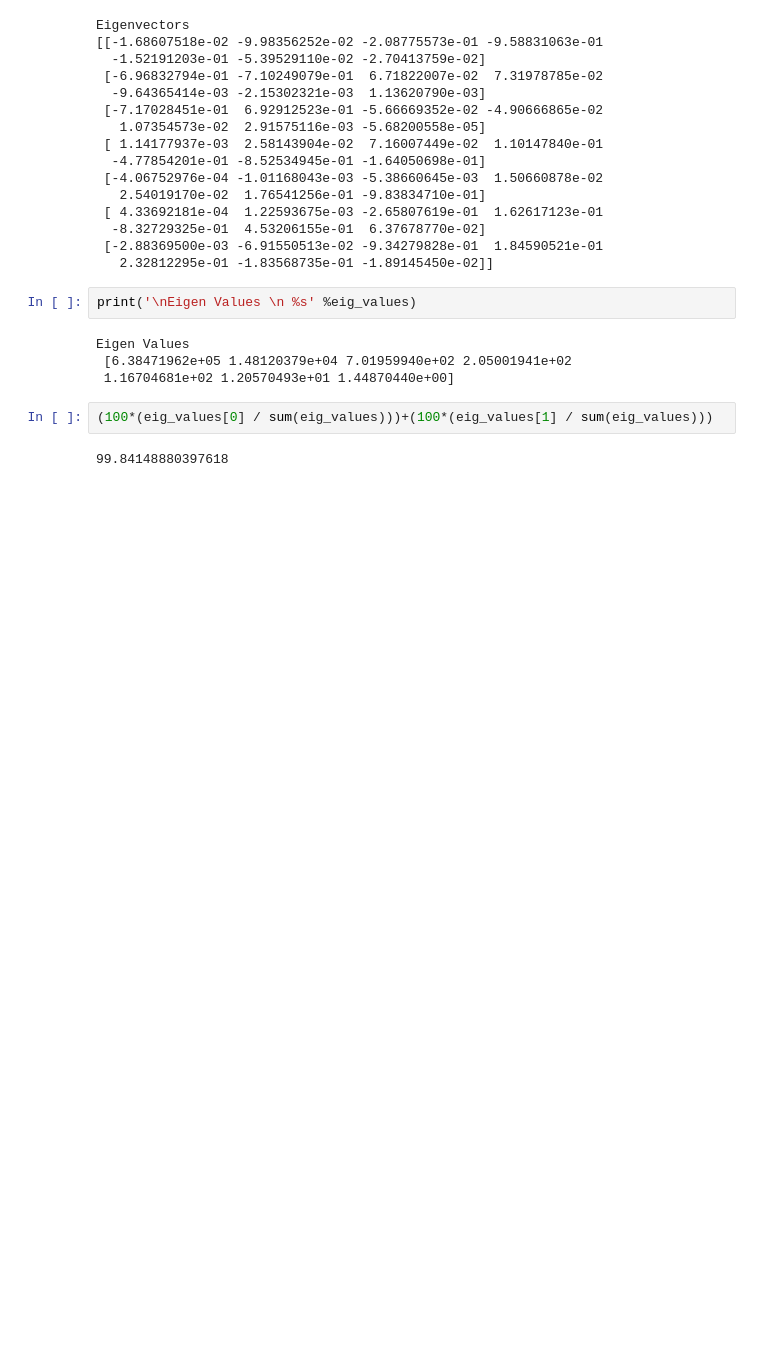
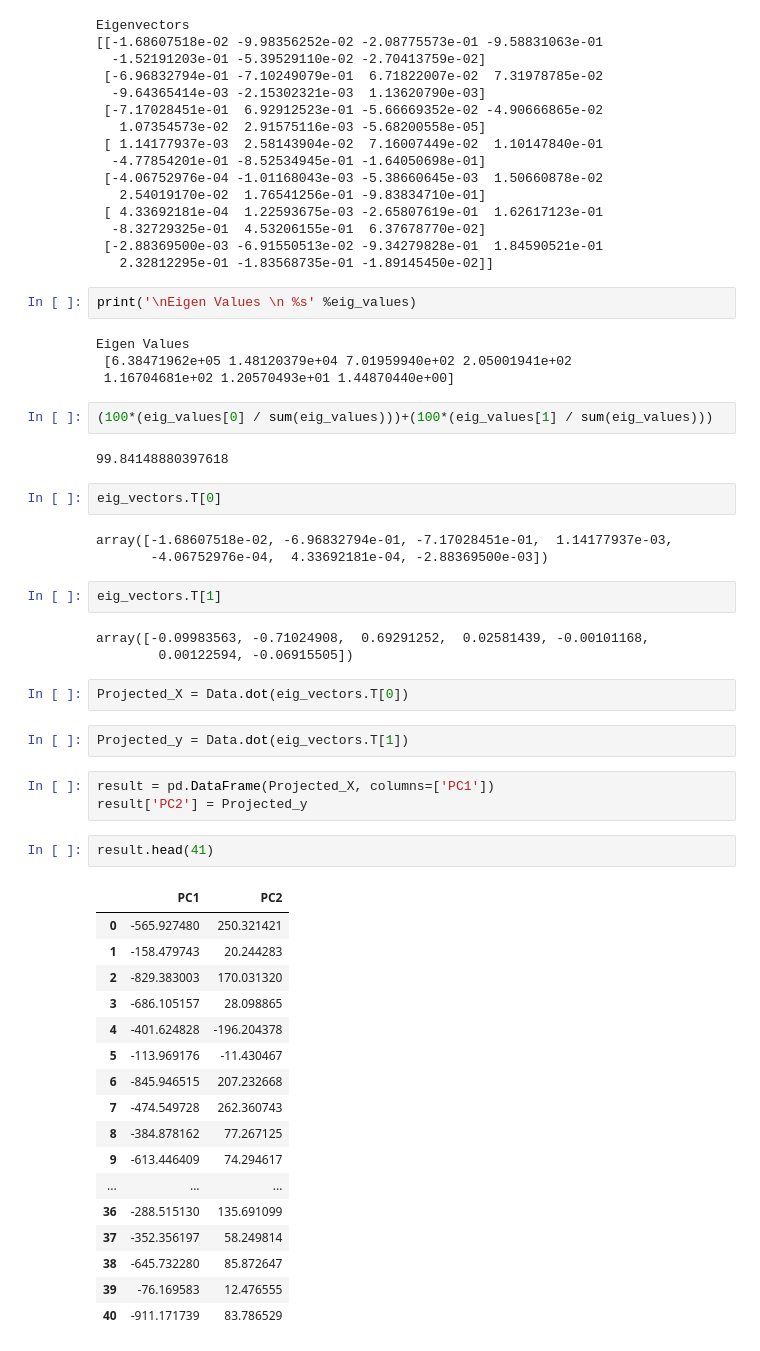
Before and after one commit to kmanoj94/CS809, a Jupyter notebook: PCA.ipynb, the cells around one changed output. Drawn from its saved outputs; the diff is of its cells as text; blank space fills up the shorter version.

```diff
--- a/PCA.ipynb
+++ b/PCA.ipynb
@@ -102,3 +109,40 @@ Eigen Values
 (100*(eig_values[0] / sum(eig_values)))+(100*(eig_values[1] / sum(eig_values)))
 # %% [output]
 99.84148880397618
+# %%
+eig_vectors.T[0]
+# %% [output]
+array([-1.68607518e-02, -6.96832794e-01, -7.17028451e-01,  1.14177937e-03,
+       -4.06752976e-04,  4.33692181e-04, -2.88369500e-03])
+# %%
+eig_vectors.T[1]
+# %% [output]
+array([-0.09983563, -0.71024908,  0.69291252,  0.02581439, -0.00101168,
+        0.00122594, -0.06915505])
+# %%
+Projected_X = Data.dot(eig_vectors.T[0])
+# %%
+Projected_y = Data.dot(eig_vectors.T[1])
+# %%
+result = pd.DataFrame(Projected_X, columns=['PC1'])
+result['PC2'] = Projected_y
+# %%
+result.head(41)
+# %% [output]
+|  | PC1 | PC2 |
+| 0 | -565.927480 | 250.321421 |
+| 1 | -158.479743 | 20.244283 |
+| 2 | -829.383003 | 170.031320 |
+| 3 | -686.105157 | 28.098865 |
+| 4 | -401.624828 | -196.204378 |
+| 5 | -113.969176 | -11.430467 |
+| 6 | -845.946515 | 207.232668 |
+| 7 | -474.549728 | 262.360743 |
+| 8 | -384.878162 | 77.267125 |
+| 9 | -613.446409 | 74.294617 |
+| ... | ... | ... |
+| 36 | -288.515130 | 135.691099 |
+| 37 | -352.356197 | 58.249814 |
+| 38 | -645.732280 | 85.872647 |
+| 39 | -76.169583 | 12.476555 |
+| 40 | -911.171739 | 83.786529 |
```
Also changed, not shown: parts of 4 cells of this notebook.
